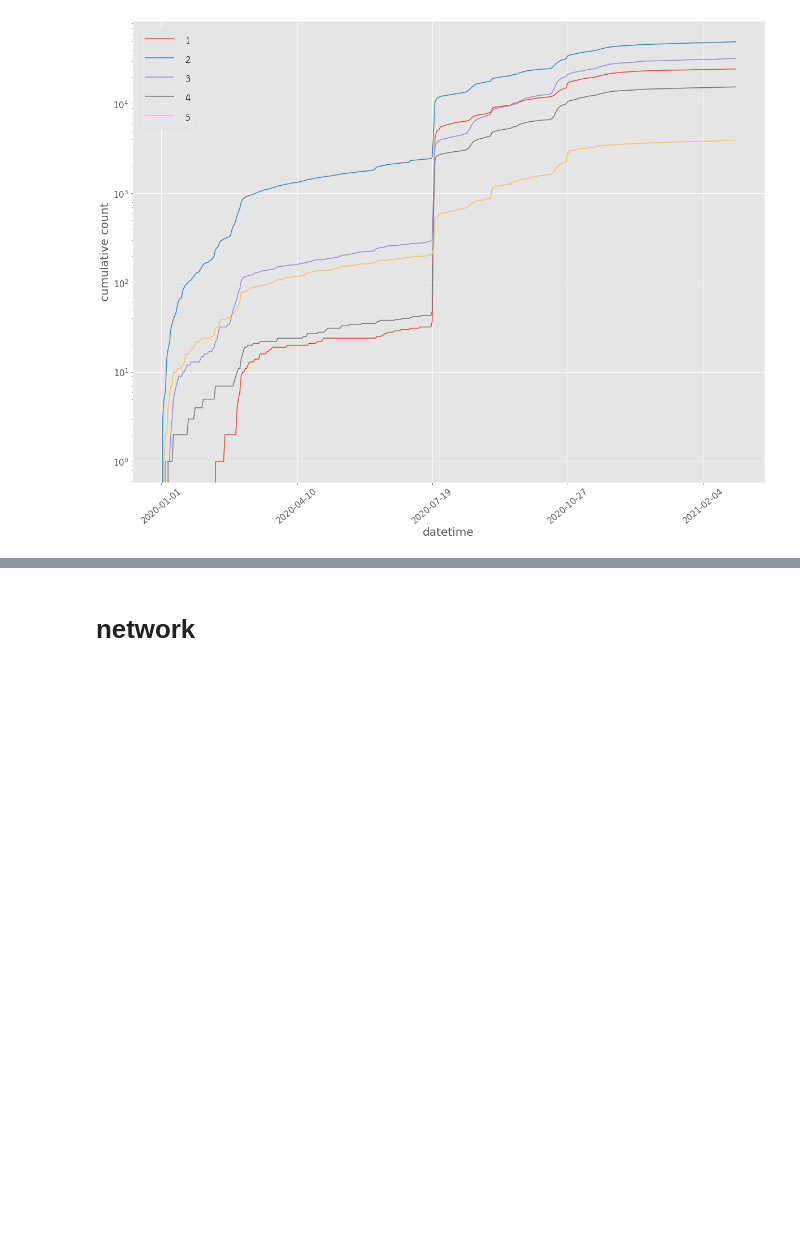
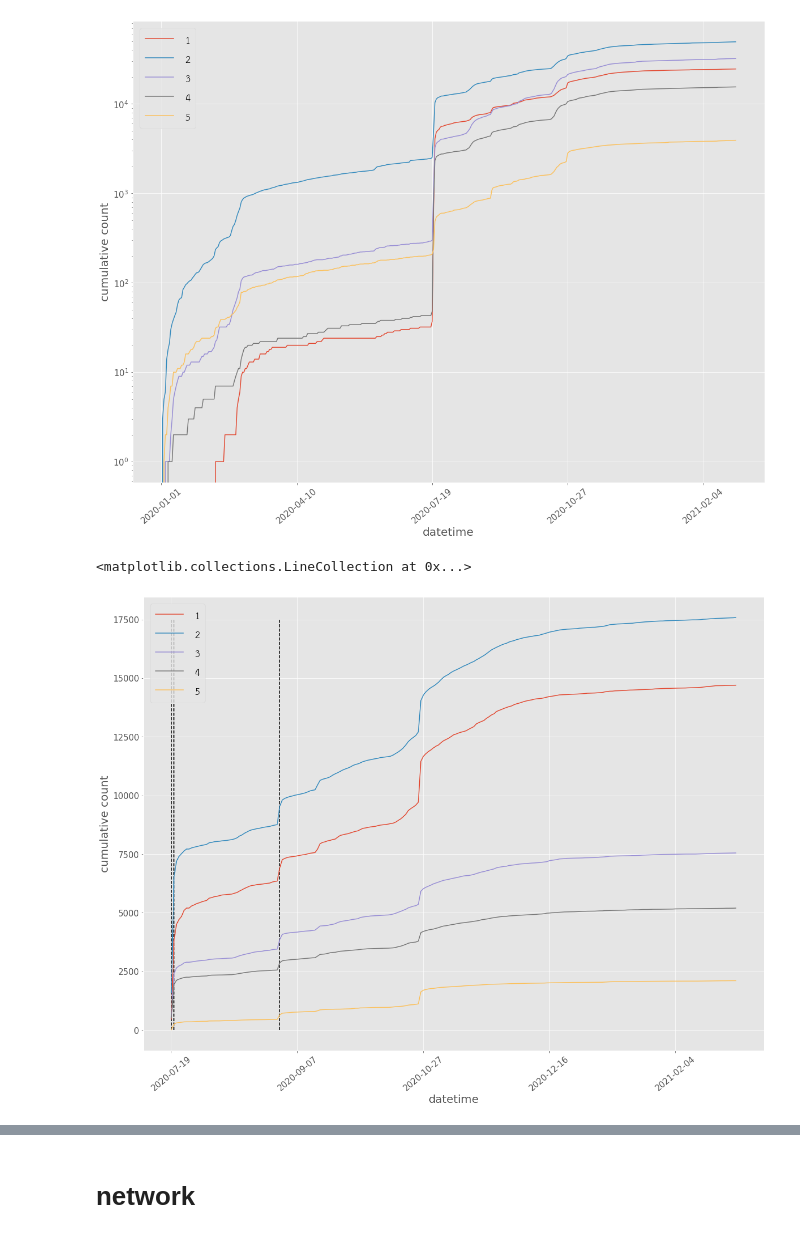
Before and after one commit to nozomiyamada/twitter_analysis, a Jupyter notebook: _phrase.ipynb, the cells around one changed output, grey strips where cells are left out. Cells and saved outputs as stored; diff of their text form; code cells hidden in the pictures; blank space fills up the shorter version.

```diff
--- a/_phrase.ipynb
+++ b/_phrase.ipynb
@@ -343,3 +330,22 @@ plt.yticks(size=15)
 plt.yscale('log')
 # %% [output]
 [figure]
+# %%
+### plot topic time series ###
+
+datedf = timerange_day(tempdf)
+
+for t in range(5):
+    datedf[t+1] = datedf.date.apply(lambda x: sum((tempdf.date <= x) & (tempdf.topic==t)))
+
+fig = datedf.plot(x='date', figsize=(20,15))
+plt.legend(prop=font_label)
+plt.ylabel('cumulative count', size=20)
+plt.xlabel('datetime', size=20)
+plt.xticks(rotation=40, size=15)
+plt.yticks(size=15)
+plt.vlines([0,1,43], 0, 17500, linestyle="dashed")
+#plt.yscale('log')
+# %% [output]
+<matplotlib.collections.LineCollection at 0x...>
+[figure, added]
```
Also changed, not shown: parts of 8 cells of this notebook, 2 other files.
